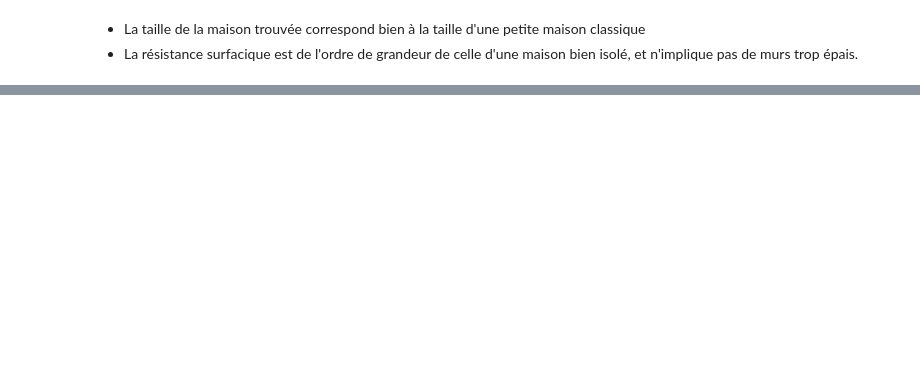
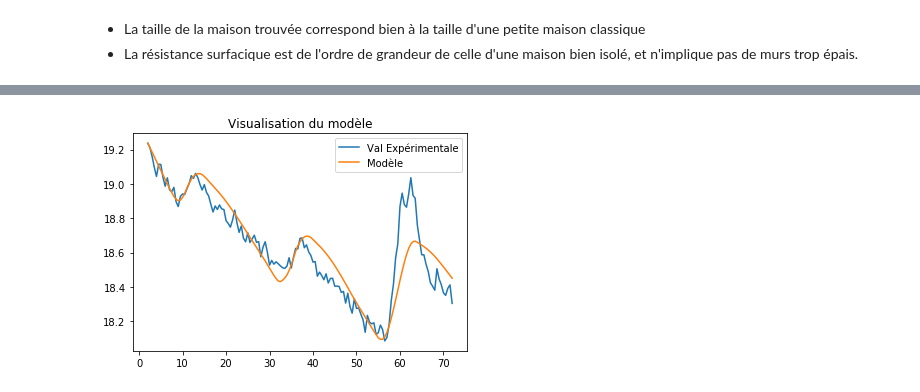
Before and after one commit to paplessix/proj_opti_S2, a Jupyter notebook: model.ipynb, the cells around one changed output, grey strips where cells are left out. Cells and saved outputs as stored; diff of their text form; code cells hidden in the pictures; blank space fills up the shorter version.

```diff
--- a/model.ipynb
+++ b/model.ipynb
@@ -163,0 +261,12 @@ On vérifie bien que la constante de temps de notre modèle $\delta = C.R_{th}$
+# %%
+model2 = mod(T_int[0],T_ext, phi_sol,0.5,R,C,alpha,R_surf)
+fig, ax1 = plt.subplots()
+
+ax1.plot(heure,T_int, label = "Val Expérimentale")
+ax1.plot(heure,model2,label = 'Modèle')
+
+ax1.legend()
+plt.title('Visualisation du modèle')
+plt.show()
+# %% [output]
+[figure, added]
```
Also changed, not shown: parts of 17 cells of this notebook.
